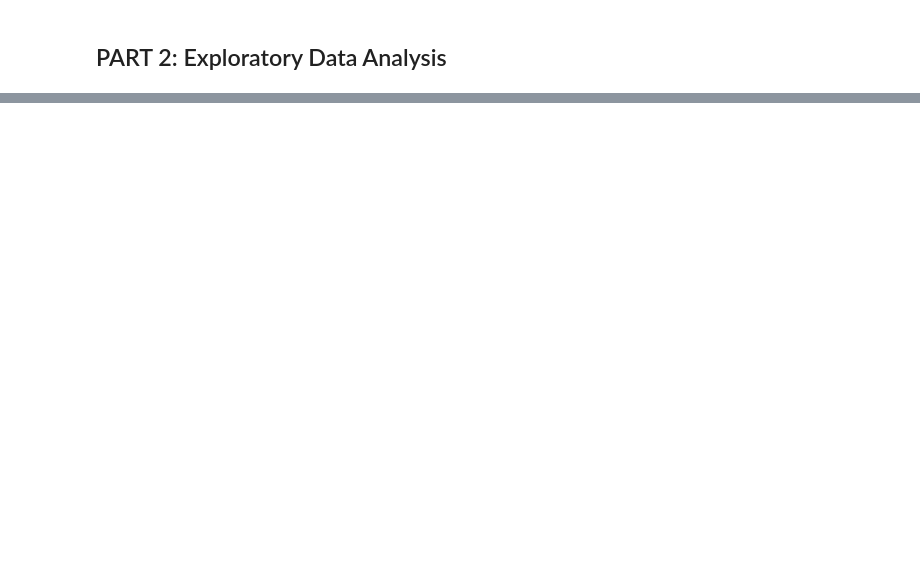
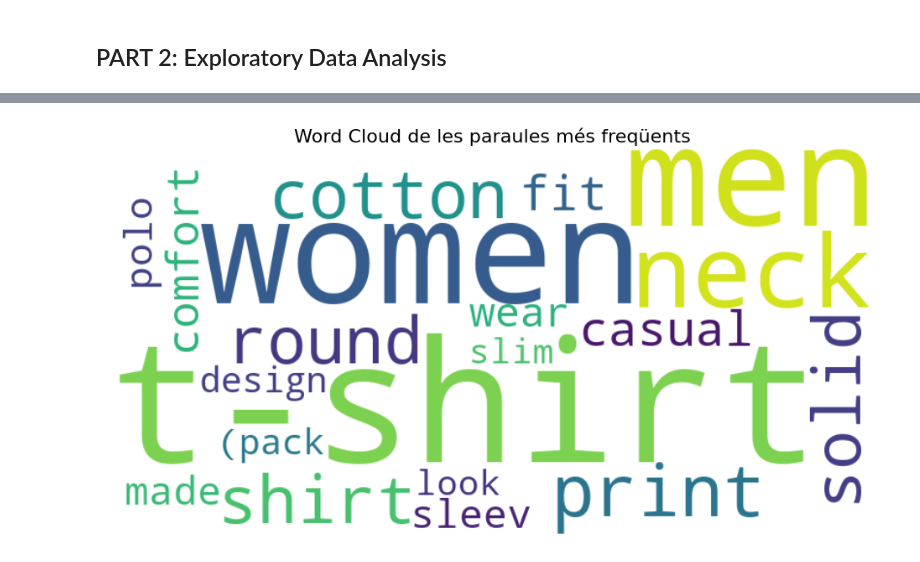
Before and after one commit to u215231/G-007-Information-Retrieval-and-Web-Analytics-Project, a Jupyter notebook: IRWA-2025-part-1/IRWA-2025-solution.ipynb, the cells around one changed output, grey strips where cells are left out. Cells and saved outputs as stored; diff of their text form; code cells hidden in the pictures; blank space fills up the shorter version.

```diff
--- a/IRWA-2025-part-1/IRWA-2025-solution.ipynb
+++ b/IRWA-2025-part-1/IRWA-2025-solution.ipynb
@@ -255,0 +300,22 @@ plt.show()
+# %%
+from wordcloud import WordCloud
+
+word_freq = dict(zip(top_words['word'][::-1], top_words['count'][::-1]))
+
+# Generem el word cloud
+wc = WordCloud(
+    width=800,
+    height=400,
+    background_color='white',
+    colormap='viridis',   # Pots provar: 'plasma', 'inferno', 'cool', etc.
+    max_words=200
+).generate_from_frequencies(word_freq)
+
+# Mostrem el resultat
+plt.figure(figsize=(12, 6))
+plt.imshow(wc, interpolation='bilinear')
+plt.axis('off')
+plt.title("Word Cloud de les paraules més freqüents", fontsize=16)
+plt.show()
+# %% [output]
+[figure, added]
```
Also changed, not shown: parts of 24 cells of this notebook.
